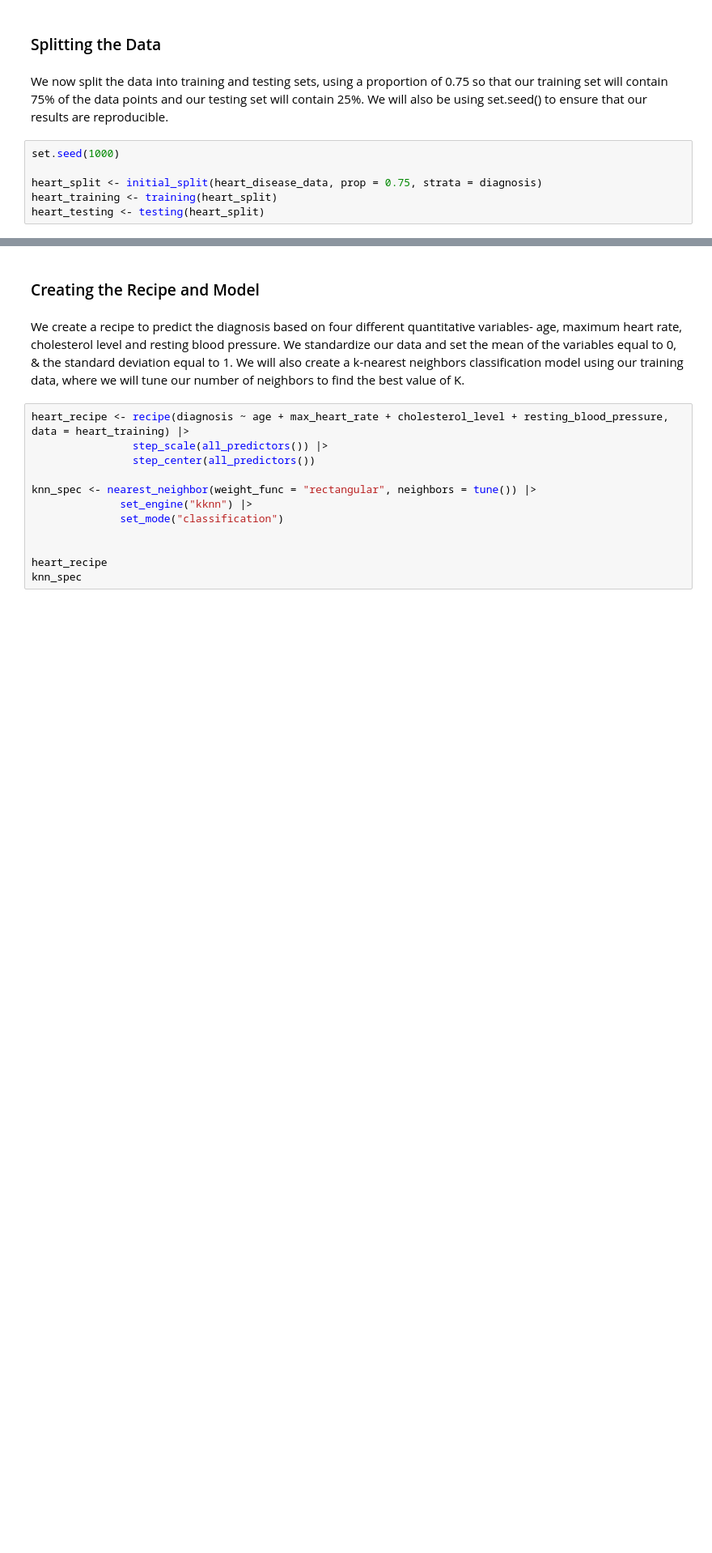
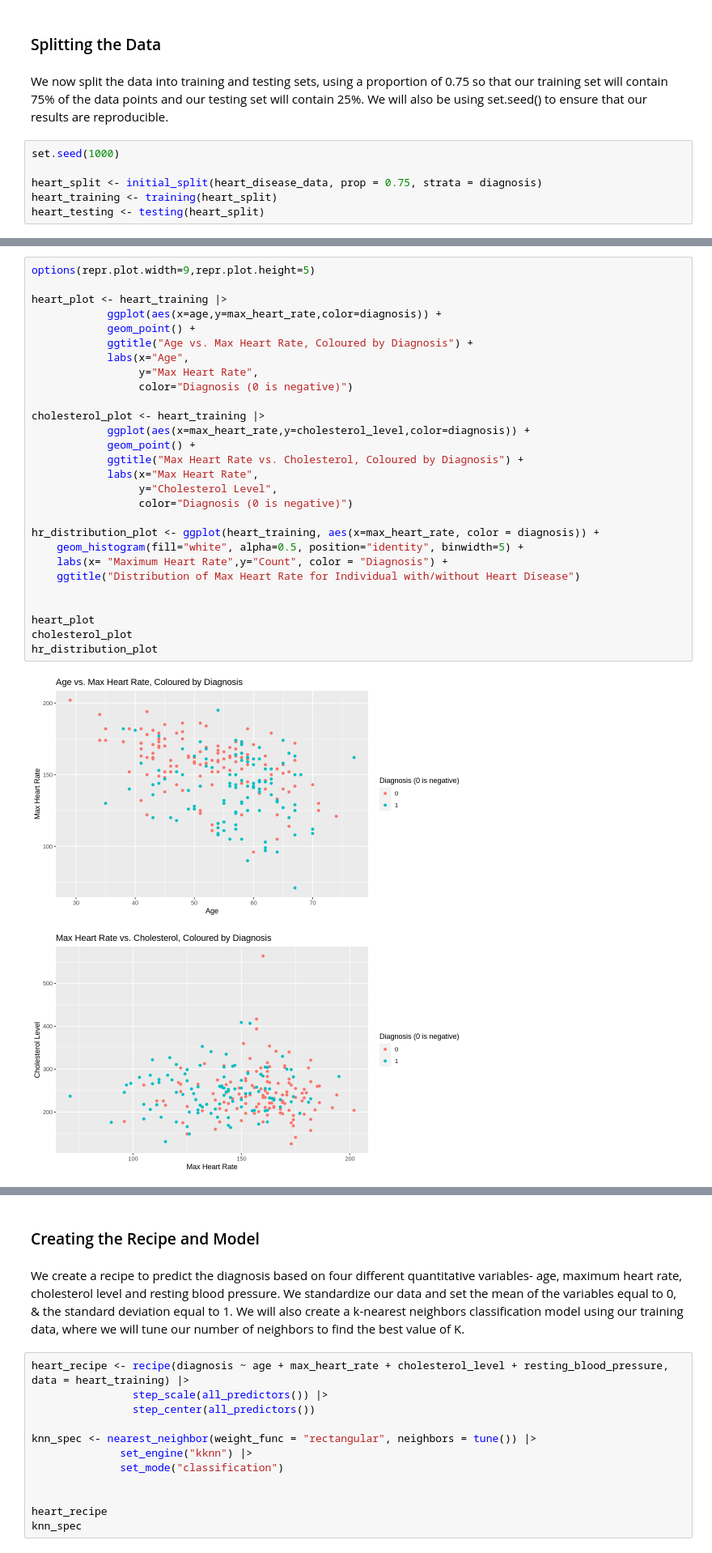
Before and after one commit to wswang98/dsci100-GroupProject, a Jupyter notebook: dsci100-group105-project.ipynb, the cells around one changed output, grey strips where cells are left out. Shown at 81% size. Cells and saved outputs as stored; diff of their text form; blank space fills up the shorter version.

Commit message:
added prelim visualizations, conf_mat and began discussion

```diff
--- a/dsci100-group105-project.ipynb
+++ b/dsci100-group105-project.ipynb
@@ -155,0 +160,31 @@ heart_testing <- testing(heart_split)
+# %%
+options(repr.plot.width=9,repr.plot.height=5)
+
+heart_plot <- heart_training |>
+            ggplot(aes(x=age,y=max_heart_rate,color=diagnosis)) +
+            geom_point() +
+            ggtitle("Age vs. Max Heart Rate, Coloured by Diagnosis") +
+            labs(x="Age",
+                 y="Max Heart Rate",
+                 color="Diagnosis (0 is negative)")
+
+cholesterol_plot <- heart_training |>
+            ggplot(aes(x=max_heart_rate,y=cholesterol_level,color=diagnosis)) +
+            geom_point() +
+            ggtitle("Max Heart Rate vs. Cholesterol, Coloured by Diagnosis") +
+            labs(x="Max Heart Rate",
+                 y="Cholesterol Level",
+                 color="Diagnosis (0 is negative)")
+
+hr_distribution_plot <- ggplot(heart_training, aes(x=max_heart_rate, color = diagnosis)) +
+    geom_histogram(fill="white", alpha=0.5, position="identity", binwidth=5) +
+    labs(x= "Maximum Heart Rate",y="Count", color = "Diagnosis") +
+    ggtitle("Distribution of Max Heart Rate for Individual with/without Heart Disease")
+
+
+heart_plot
+cholesterol_plot
+hr_distribution_plot
+# %% [output]
+[figure, added]
+[figure, added]
```
Also changed, not shown: parts of 12 cells of this notebook.
